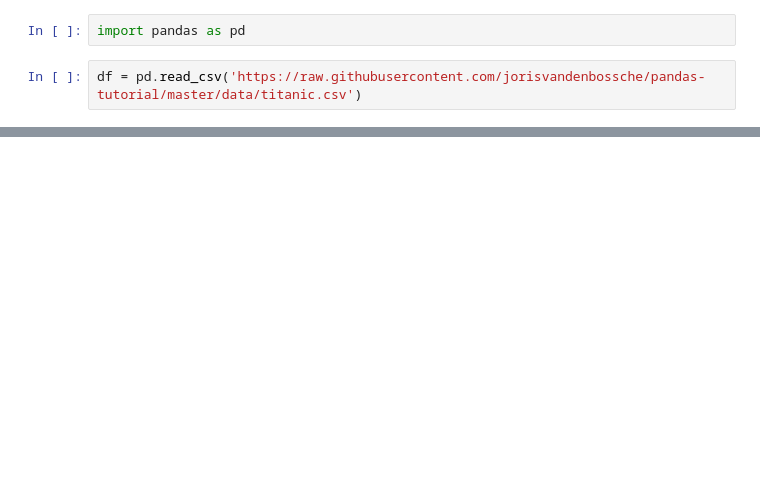
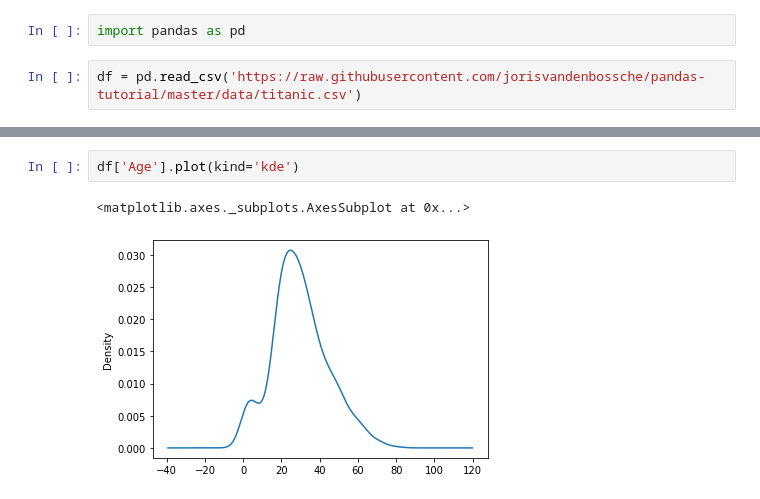
Before and after one commit to PSergey24/jupyter_notebooks, a Jupyter notebook: titanic.ipynb, the cells around one changed output, grey strips where cells are left out. Cells and saved outputs as stored; diff of their text form; blank space fills up the shorter version.

```diff
--- a/titanic.ipynb
+++ b/titanic.ipynb
@@ -26,0 +339,5 @@ print(df)
+# %%
+df['Age'].plot(kind='kde')
+# %% [output]
+<matplotlib.axes._subplots.AxesSubplot at 0x...>
+[figure, added]
```
Also changed, not shown: parts of 52 cells of this notebook.
